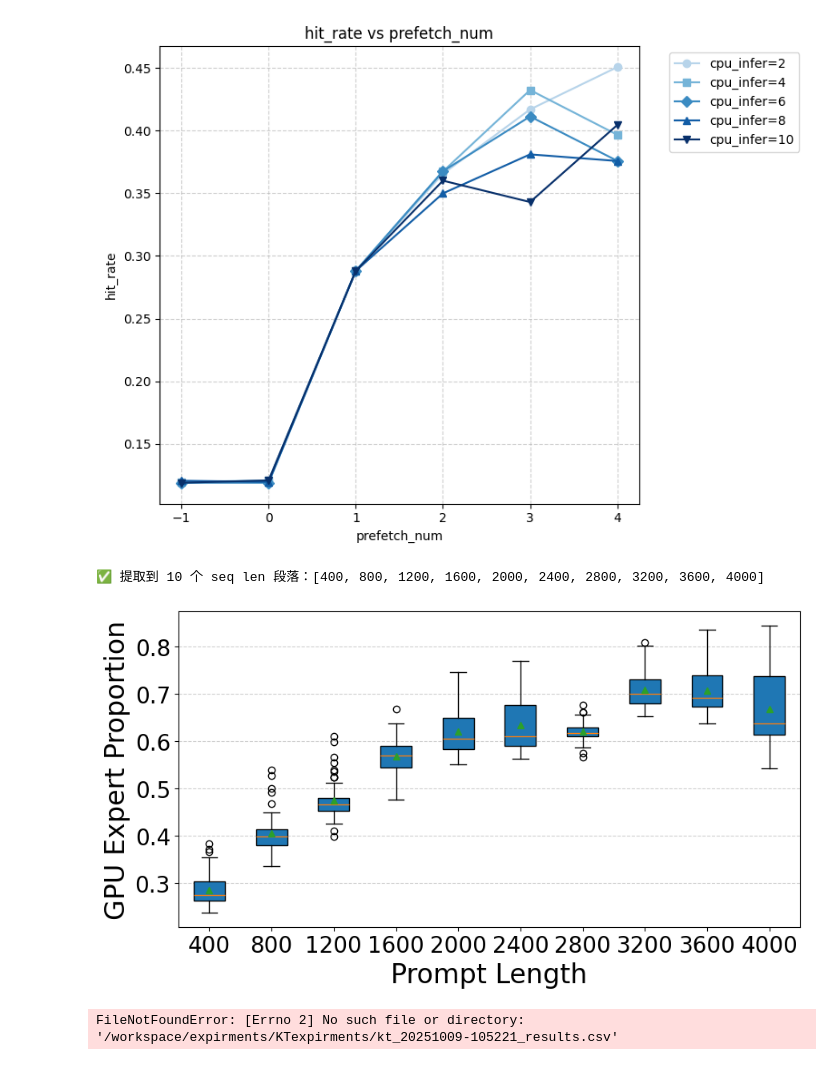
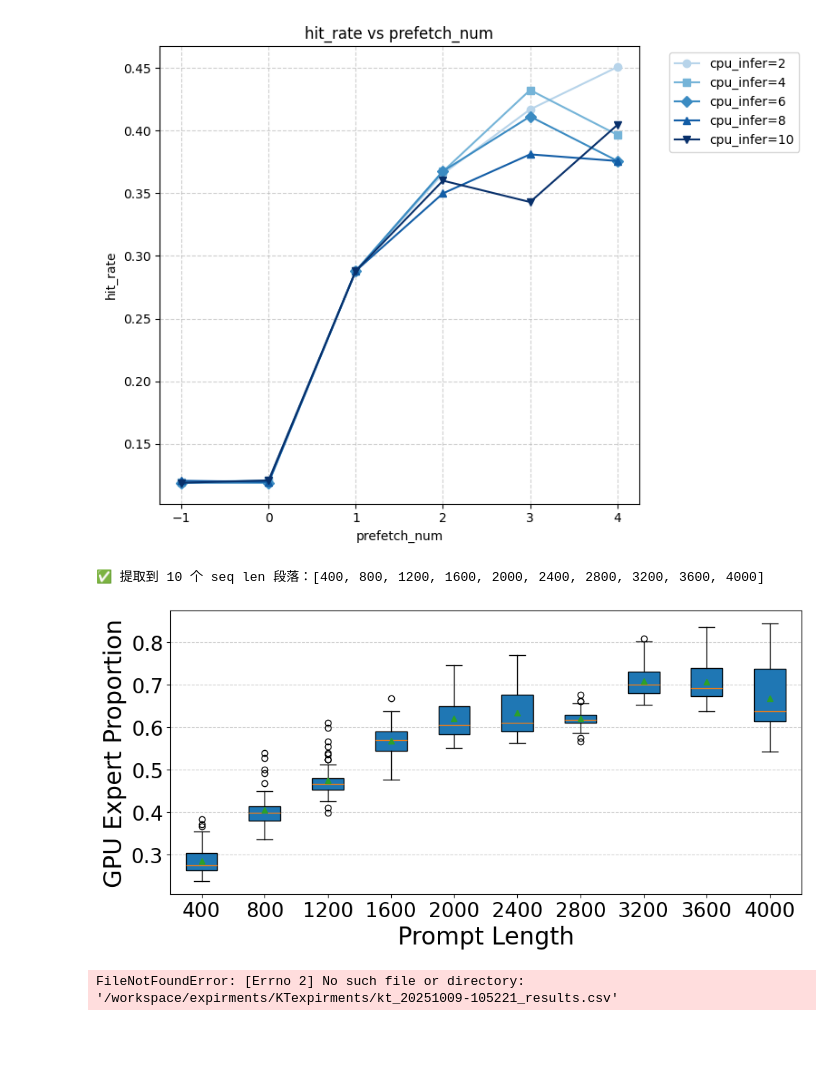
Before and after one commit to rzhang772/ktransformers, a Jupyter notebook: expirments/figures.ipynb, the cells around one changed output. Drawn from its saved outputs; the diff is of its cells as text; code cells hidden in the pictures; blank space fills up the shorter version.

```diff
--- a/expirments/figures.ipynb
+++ b/expirments/figures.ipynb
@@ -83,35 +83,35 @@ for seq_len, block in matches:
     experts = list(map(int, experts))
 
     if experts:
         proportions = [e / 256 for e in experts]
         if seq_len not in seq_data:
             seq_data[seq_len] = []
         seq_data[seq_len].extend(proportions)
 
 # 检查是否提取到数据
 if not seq_data:
     print("⚠️ 未检测到任何 seq len 段落，请检查文件格式。")
 else:
     print(f"✅ 提取到 {len(seq_data)} 个 seq len 段落：{sorted(seq_data.keys())}")
 
 # 绘制 boxplot
 seq_lens = sorted(seq_data.keys())
 data = [seq_data[l] for l in seq_lens]
 
-plt.figure(figsize=(9, 5))
+plt.figure(figsize=(10, 5))
 plt.boxplot(data, labels=seq_lens, patch_artist=True, showmeans=True)
 plt.xlabel("Prompt Length", fontsize=24)
 plt.ylabel("GPU Expert Proportion", fontsize=24)
 # plt.title("Distribution of GPU-Cached Expert Proportions per Sequence Length", fontsize=13)
 plt.grid(axis='y', linestyle='--', alpha=0.6)
 plt.xticks(fontsize=20)
 plt.yticks(fontsize=20)
 plt.tight_layout()
 plt.savefig("expert_gpu_boxplot.pdf", bbox_inches='tight')
 plt.show()
 # %% [output]
 ✅ 提取到 10 个 seq len 段落：[400, 800, 1200, 1600, 2000, 2400, 2800, 3200, 3600, 4000]
-[figure, old version]
+[figure, new version]
 # %%
 # baseline decode performance
 import pandas as pd
```
Also changed, not shown: parts of 20 cells of this notebook, 16 other files.
